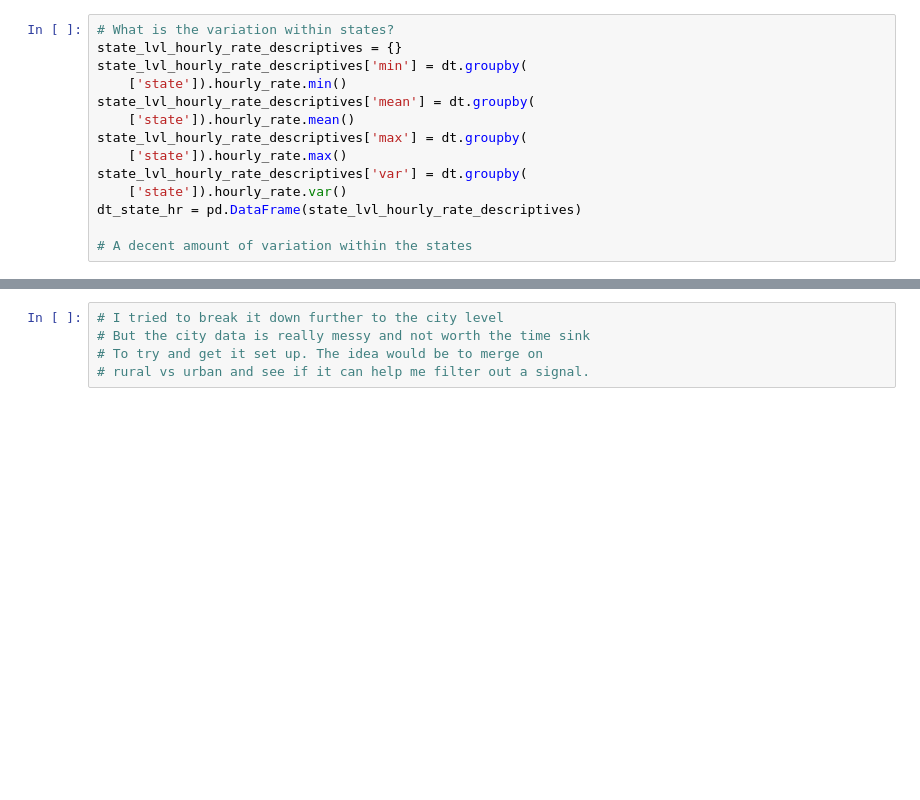
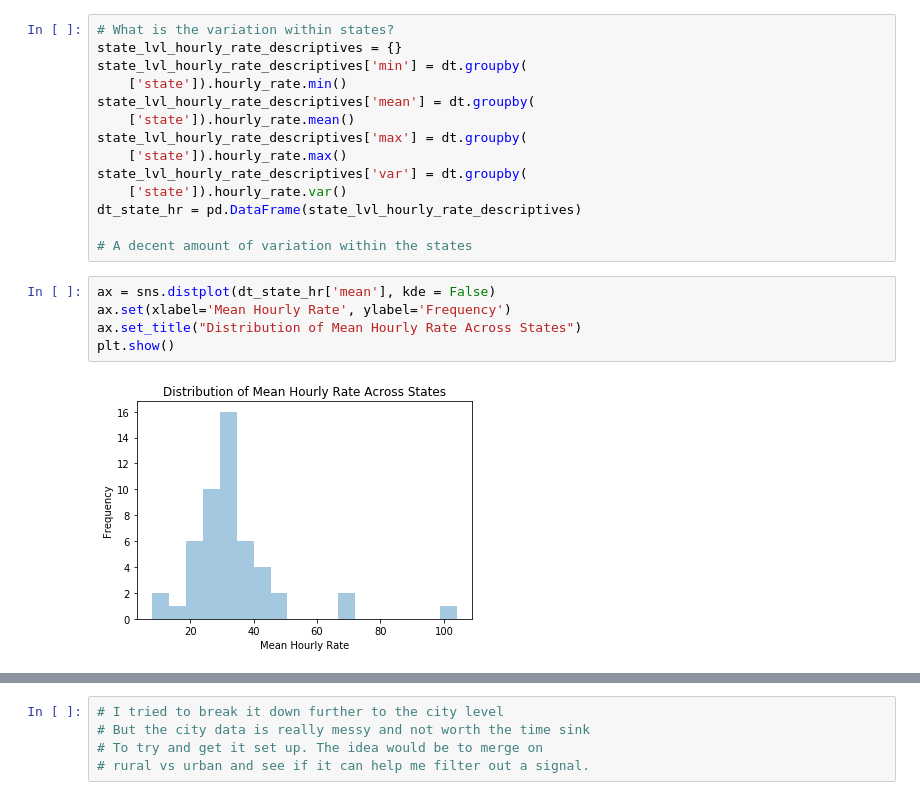
Before and after one commit to lmgibson/MyRate, a Jupyter notebook: notebooks/myrate_eda.ipynb, the cells around one changed output, grey strips where cells are left out. Cells and saved outputs as stored; diff of their text form; blank space fills up the shorter version.

Commit message:
added plots for hourly rate overall and by state

```diff
--- a/notebooks/myrate_eda.ipynb
+++ b/notebooks/myrate_eda.ipynb
@@ -115,3 +113,10 @@ state_lvl_hourly_rate_descriptives['var'] = dt.groupby(
 dt_state_hr = pd.DataFrame(state_lvl_hourly_rate_descriptives)
 
 # A decent amount of variation within the states
+# %%
+ax = sns.distplot(dt_state_hr['mean'], kde = False)
+ax.set(xlabel='Mean Hourly Rate', ylabel='Frequency')
+ax.set_title("Distribution of Mean Hourly Rate Across States")
+plt.show()
+# %% [output]
+[figure, added]
```
Also changed, not shown: parts of 15 cells of this notebook.
